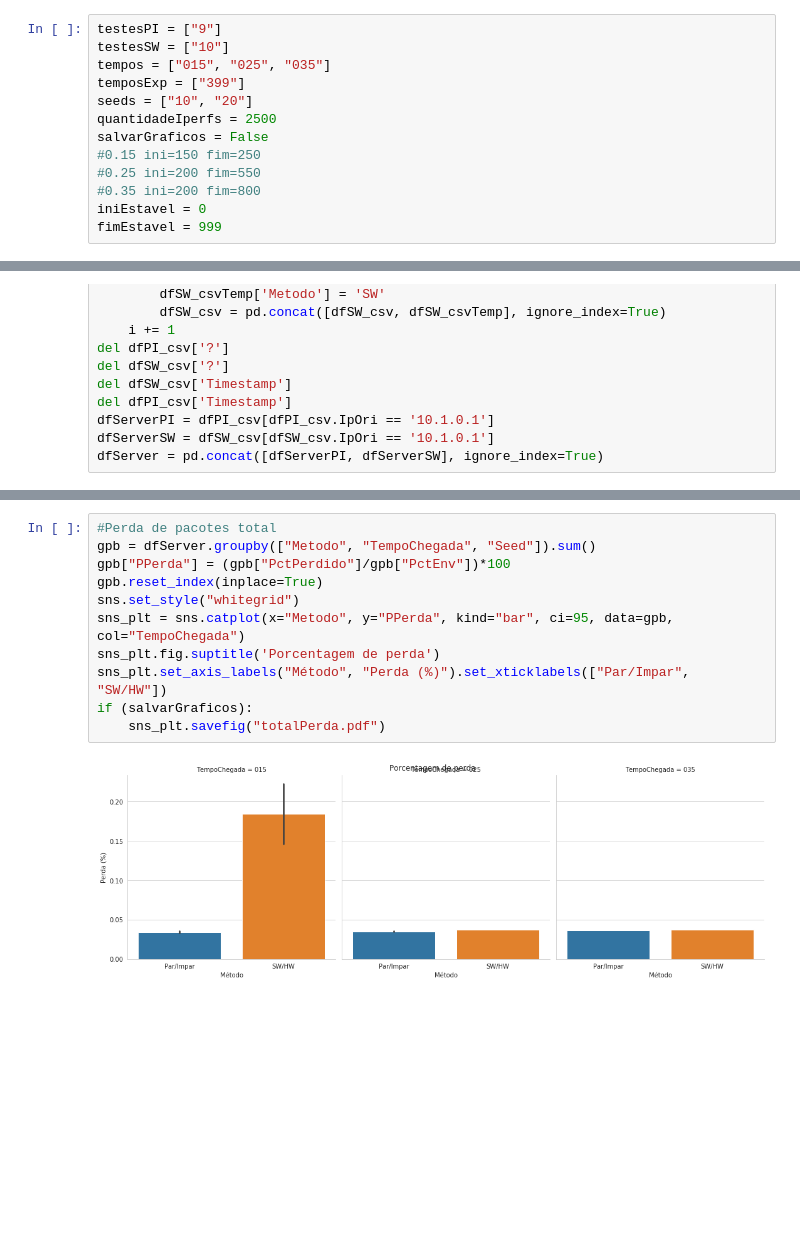
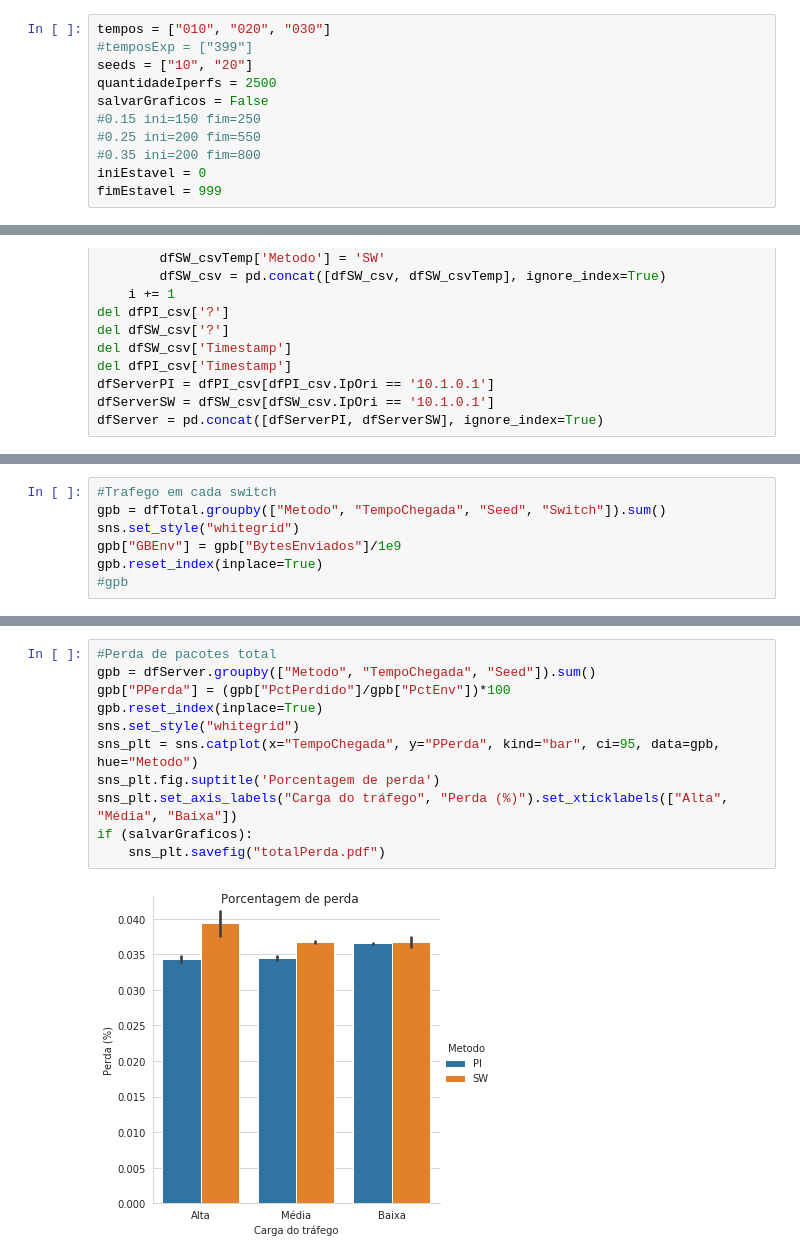
Before and after one commit to pedrobellotti/iperftestes, a Jupyter notebook: Scripts/teste.ipynb, the cells around one changed output, grey strips where cells are left out. Saved outputs shown, nothing was run; the diff lists cells and outputs as text; blank space fills up the shorter version.

```diff
--- a/Scripts/teste.ipynb
+++ b/Scripts/teste.ipynb
@@ -7,10 +7,8 @@ import statsmodels.api as sm
 %matplotlib inline
 import seaborn as sns
 # %%
-testesPI = ["9"]
-testesSW = ["10"]
-tempos = ["015", "025", "035"]
-temposExp = ["399"]
+tempos = ["010", "020", "030"]
+#temposExp = ["399"]
 seeds = ["10", "20"]
 quantidadeIperfs = 2500
 salvarGraficos = False
@@ -88,0 +108,7 @@ if (salvarGraficos):
+# %%
+#Trafego em cada switch
+gpb = dfTotal.groupby(["Metodo", "TempoChegada", "Seed", "Switch"]).sum()
+sns.set_style("whitegrid")
+gpb["GBEnv"] = gpb["BytesEnviados"]/1e9
+gpb.reset_index(inplace=True)
+#gpb
@@ -89,16 +123,16 @@ if (salvarGraficos):
 # %%
 #Perda de pacotes total
 gpb = dfServer.groupby(["Metodo", "TempoChegada", "Seed"]).sum()
 gpb["PPerda"] = (gpb["PctPerdido"]/gpb["PctEnv"])*100
 gpb.reset_index(inplace=True)
 sns.set_style("whitegrid")
-sns_plt = sns.catplot(x="Metodo", y="PPerda", kind="bar", ci=95, data=gpb, col="TempoChegada")
+sns_plt = sns.catplot(x="TempoChegada", y="PPerda", kind="bar", ci=95, data=gpb, hue="Metodo")
 sns_plt.fig.suptitle('Porcentagem de perda')
-sns_plt.set_axis_labels("Método", "Perda (%)").set_xticklabels(["Par/Impar", "SW/HW"])
+sns_plt.set_axis_labels("Carga do tráfego", "Perda (%)").set_xticklabels(["Alta", "Média", "Baixa"])
 if (salvarGraficos):
     sns_plt.savefig("totalPerda.pdf")
 # %% [output]
-[figure, old version]
+[figure, new version]
 # %%
 #CDF dos pacotes fora de ordem --- NÃO DIVIDE POR SEED
 a = dfServerSW['ForaOrdem'].tolist()
```
Also changed, not shown: parts of 5 cells of this notebook, 28 other files.
